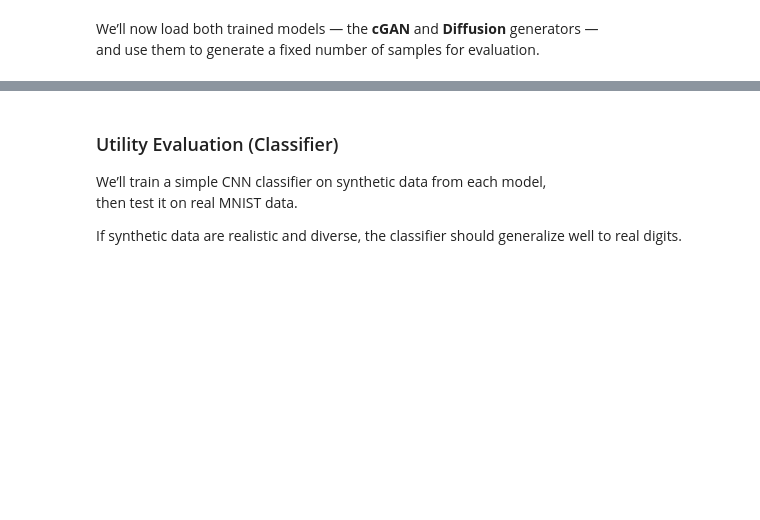
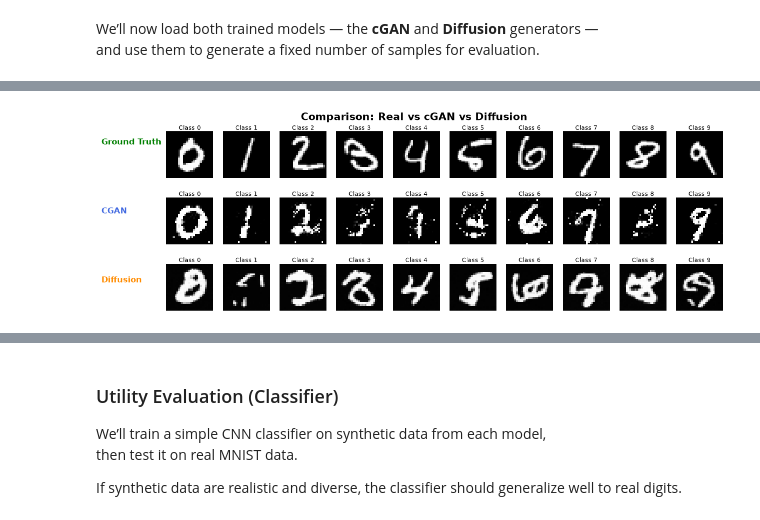
Before and after one commit to sam-khatab/cd1823-building-genai-public, a Jupyter notebook: project/starter/03_evaluation.ipynb, the cells around one changed output, grey strips where cells are left out. Saved outputs shown, nothing was run; the diff lists cells and outputs as text; code cells hidden in the pictures; blank space fills up the shorter version.

```diff
--- a/project/starter/03_evaluation.ipynb
+++ b/project/starter/03_evaluation.ipynb
@@ -216,12 +233,21 @@ def compute_fid(real_imgs, fake_imgs, device="cuda", batch_size=128):
 # Safety clean up
 torch.cuda.empty_cache()
 # %%
+#reimport load_checkpoint from utils.checkpoint
+import importlib
+
+importlib.reload(checkpoint_utils)
+
+load_checkpoint = checkpoint_utils.load_checkpoint
+
 # Load trained checkpoints (adjust path if different)
 os.makedirs("../checkpoints", exist_ok=True)
 
 #ToDo:
    #1. Initialize cGAN Generator model
    #2. Initialize conditional UNet model
+cgan_gen = Generator(z_dim=100, num_classes=10, img_shape=(1, 28, 28)).to(device)
+diff_model = ConditionalUNet(num_classes=10, img_channels=1, base_channels=64, time_dim=128).to(device)
 
 
 
@@ -240,8 +286,14 @@ real_imgs, real_labels= get_real_examples_per_class()
 
      # 1. Generate IMGs, Labels for the conditional GAN evaluation using `generate_samples_cgan`
      # 2. Generate IMGs, Lables for the diffusion evaluation using `generate_conditioned_samples_diffusion`
+
+generated_images_cgan, generated_labels_cgan = generate_conditioned_samples_cgan(cgan_gen, z_dim=100, device=device, n_classes=10)
+generated_images_diffusion, generated_labels_diffusion = generate_conditioned_samples_diffusion(diff_model, device=device, n_classes=10, timesteps=200, img_size=(1, 28, 28))
 # %%
 # ToDo: Plot evaluation image using `plot_real_cgan_diffusion`
+plot_real_cgan_diffusion(real_imgs, generated_images_cgan, generated_images_diffusion, n_classes=10)
+# %% [output]
+[figure, added]
 # %%
 
 fid = FrechetInceptionDistance(normalize=True).to(device)
```
Also changed, not shown: parts of 12 cells of this notebook, 7 other files.
